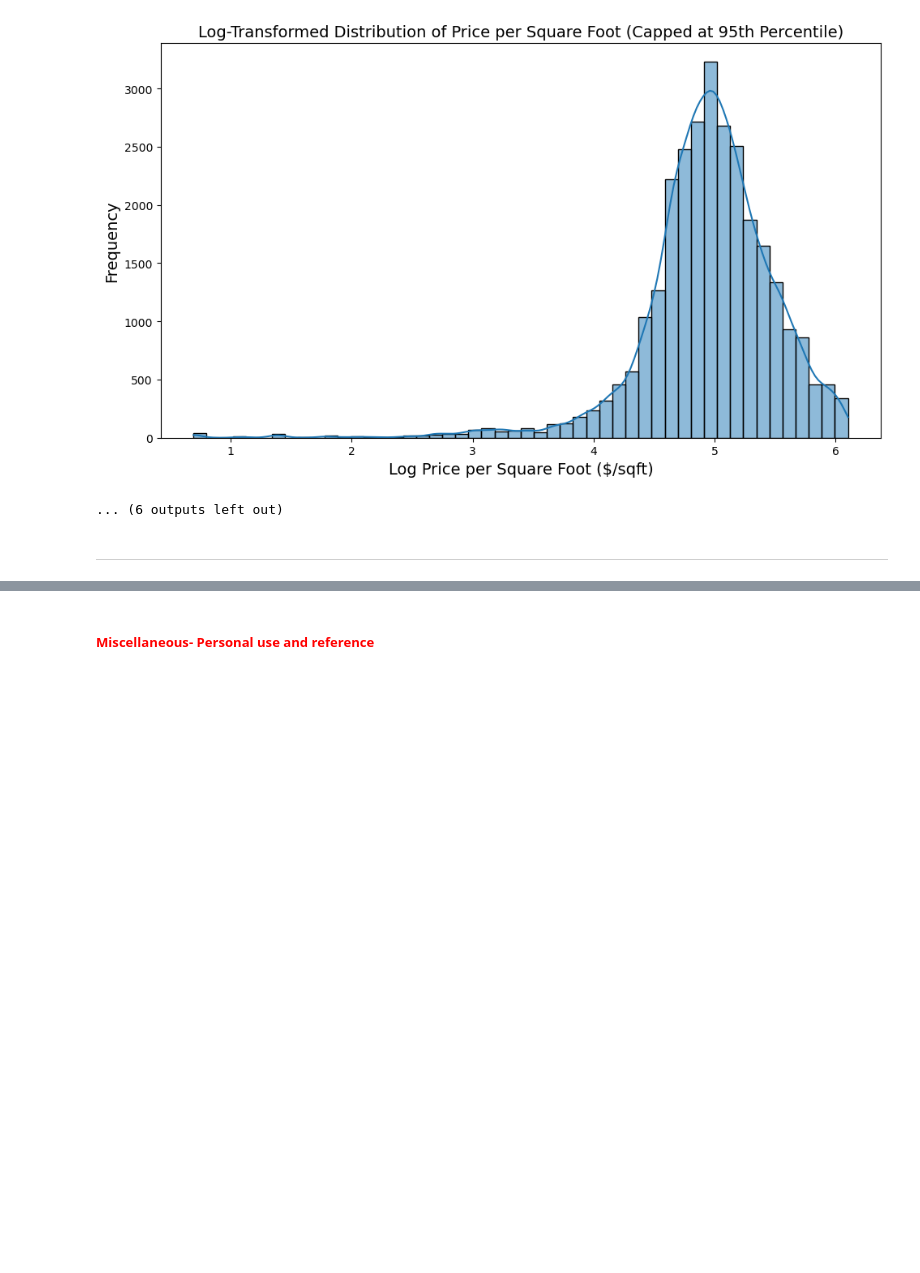
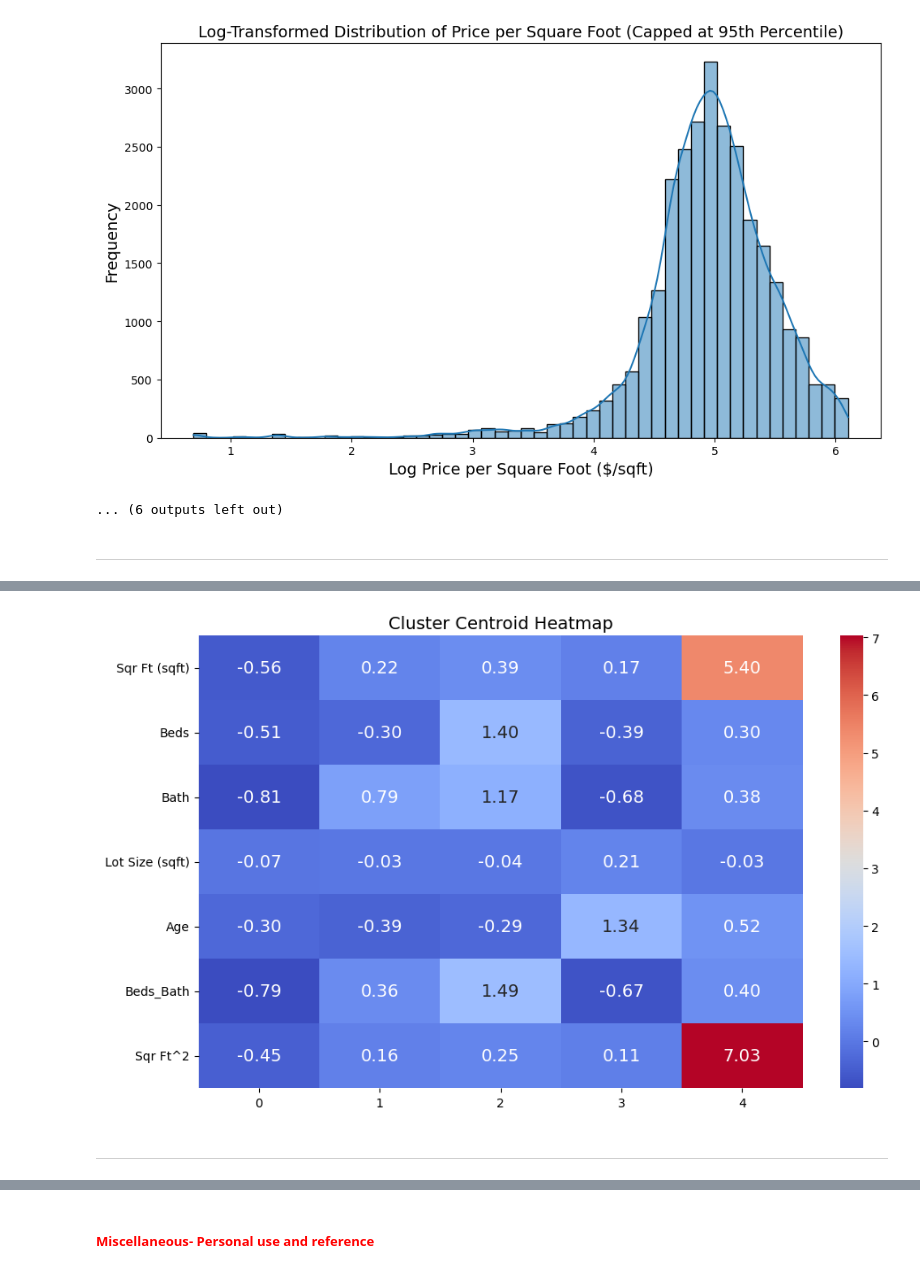
Before and after one commit to CSY2082-2425/assignment-1-ryantigi254, a Jupyter notebook: Clustering/Weekly Tasks/main task/Task 1.ipynb, the cells around one changed output, grey strips where cells are left out. Drawn from its saved outputs; the diff is of its cells as text; code cells hidden in the pictures; blank space fills up the shorter version.

Commit message:
Clustering Model Build and Evaluation

```diff
--- a/Clustering/Weekly Tasks/main task/Task 1.ipynb
+++ b/Clustering/Weekly Tasks/main task/Task 1.ipynb
@@ -733,0 +899,67 @@ Handling 'Price per Square Foot ($/sqft)'...
+# %%
+from sklearn.metrics import silhouette_score
+
+def evaluate_clustering(df, X_scaled, kmeans):
+    """
+    Evaluate the quality of clustering using inertia and silhouette score.
+    """
+    # Inertia: Sum of squared distances of samples to their closest cluster center
+    inertia = kmeans.inertia_
+    print(f'Inertia: {inertia:.4f}')
+
+    # Silhouette Score: Measures how similar an object is to its own cluster compared to other clusters
+    silhouette_avg = silhouette_score(X_scaled, df['Cluster'])
+    print(f'Silhouette Score: {silhouette_avg:.4f}')
+
+    # Cluster distribution: Count the number of points in each cluster
+    cluster_counts = df['Cluster'].value_counts()
+    print("Cluster Distribution:")
+    print(cluster_counts)
+
+def analyze_centroids(kmeans, features):
+    """
+    Analyze the centroids to interpret typical values for each cluster.
+    """
+    centroids = kmeans.cluster_centers_
+    print("Cluster Centroids (for each feature):")
+    centroid_df = pd.DataFrame(centroids, columns=features)
+    print(centroid_df)
+
+    # Optional: Visualize the centroids for better interpretation
+    plt.figure(figsize=(10, 6))
+    sns.heatmap(centroid_df.T, annot=True, cmap='coolwarm', cbar=True, fmt='.2f')
+    plt.title('Cluster Centroid Heatmap')
+    plt.tight_layout()
+    plt.savefig(r"E:\Uni\2nd year\Intro to AI\Clustering\assignment-1-ryantigi254\Clustering\Weekly Tasks\Visualisation Outputs\centroid_heatmap.png")
+    plt.show()
+
+# Main execution - after clustering
+def main():
+    df_path = r"E:\Uni\2nd year\Intro to AI\Clustering\assignment-1-ryantigi254\Clustering\Weekly Tasks\data\further_cleaned_standardized_housing_dataset.csv"
+
+    if not os.path.exists(df_path):
+        print(f"Error: The file '{df_path}' does not exist.")
+    else:
+        try:
+            df = pd.read_csv(df_path)
+            if df.empty:
+                print("Error: The DataFrame is empty. Unable to perform clustering.")
+            else:
+                # Prepare data for clustering
+                X_scaled, df_prepared = prepare_data_for_clustering(df)
+
+                # Perform K-Means clustering
+                df_clustered, kmeans = perform_kmeans_clustering(X_scaled, df_prepared, n_clusters=5)
+
+                # Evaluate the clustering quality
+                evaluate_clustering(df_clustered, X_scaled, kmeans)
+
+                # Analyze cluster centroids
+                analyze_centroids(kmeans, ['Sqr Ft (sqft)', 'Beds', 'Bath', 'Lot Size (sqft)', 'Age', 'Beds_Bath', 'Sqr Ft^2'])
+
+        except Exception as e:
+            print(f"An error occurred during clustering: {str(e)}")
+
+if __name__ == "__main__":
+    main()
+# %% [output]
@@ -733,0 +983,3 @@ Handling 'Price per Square Foot ($/sqft)'...
+[figure, added]
+# %% [markdown]
+---------------------------------------------------------------------------------------------------------------------------------
```
Also changed, not shown: parts of 11 cells of this notebook.
